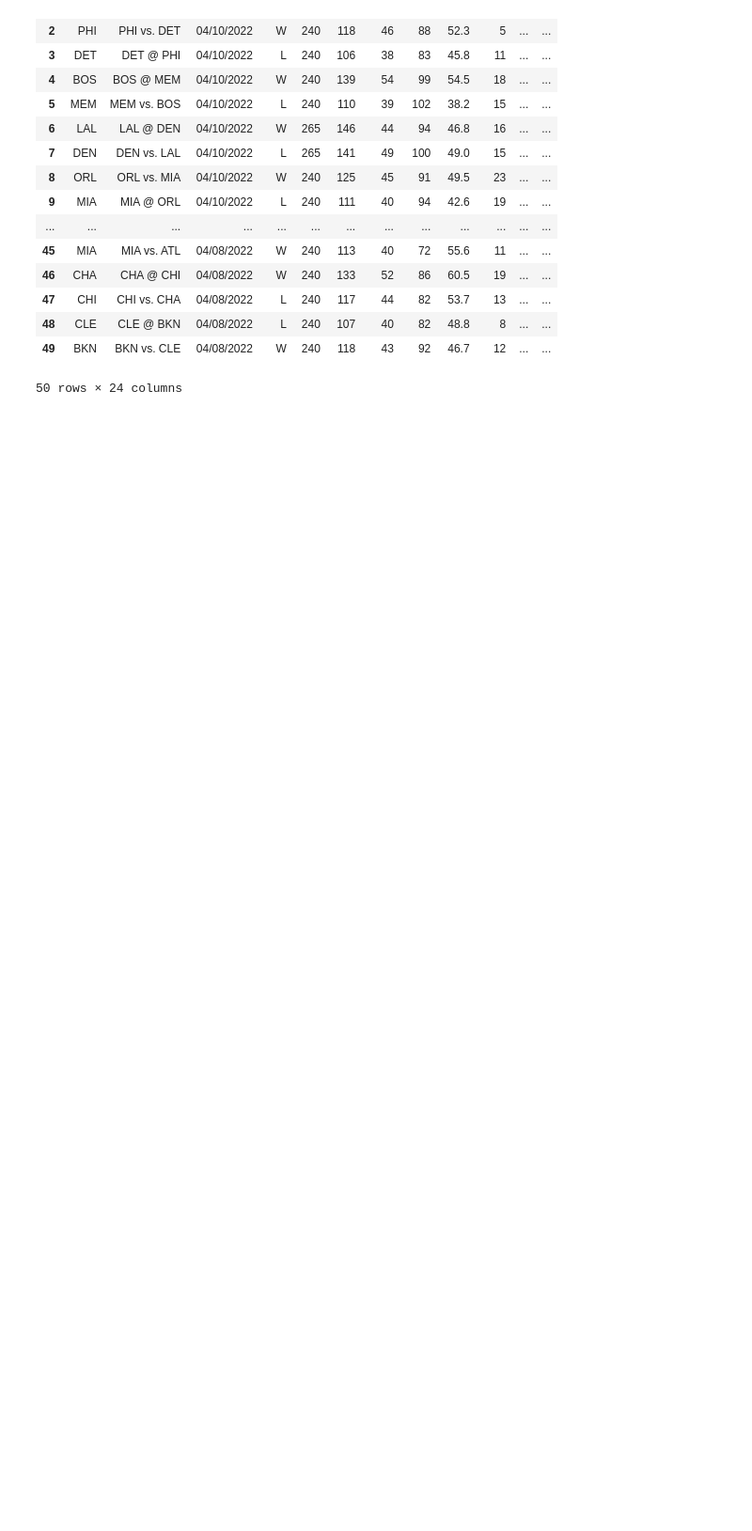
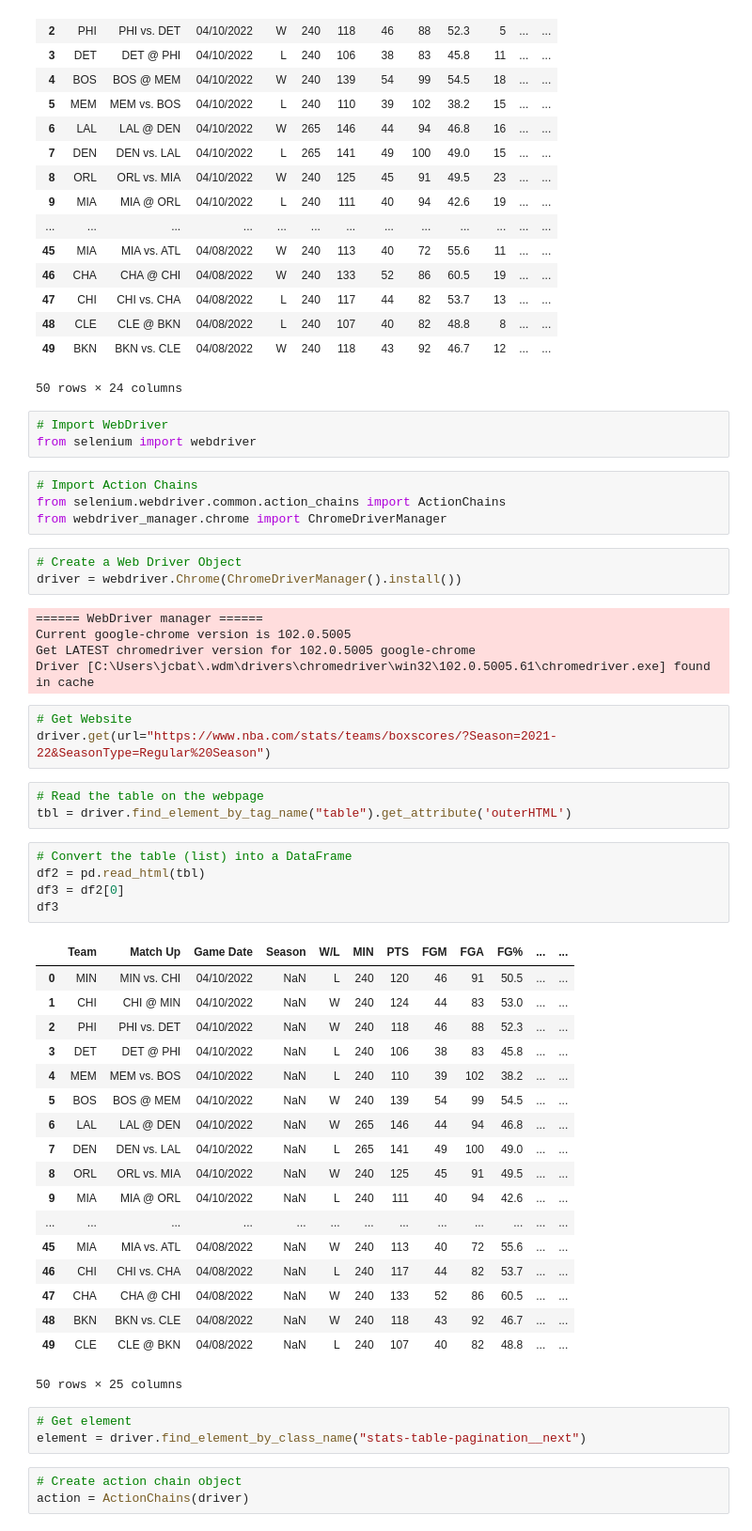
Before and after one commit to emeralddawns/NBA-Prediction-NN, a Jupyter notebook: scraping_data.ipynb, the cells around one changed output. Shown at 94% size. Drawn from its saved outputs; the diff is of its cells as text; blank space fills up the shorter version.

Commit message:
Was able to make pagination work, and can append data to build a dataframe.  Need to finish

```diff
--- a/scraping_data.ipynb
+++ b/scraping_data.ipynb
@@ -113,3 +113,54 @@ df
 | 48 | CLE | CLE @ BKN | 04/08/2022 | L | 240 | 107 | 40 | 82 | 48.8 | 8 | ... | ... |
 | 49 | BKN | BKN vs. CLE | 04/08/2022 | W | 240 | 118 | 43 | 92 | 46.7 | 12 | ... | ... |
 50 rows × 24 columns
+# %%
+# Import WebDriver
+from selenium import webdriver
+# %%
+# Import Action Chains
+from selenium.webdriver.common.action_chains import ActionChains
+from webdriver_manager.chrome import ChromeDriverManager
+# %%
+# Create a Web Driver Object
+driver = webdriver.Chrome(ChromeDriverManager().install())
+# %% [output]
+====== WebDriver manager ======
+Current google-chrome version is 102.0.5005
+Get LATEST chromedriver version for 102.0.5005 google-chrome
+Driver [C:\Users\jcbat\.wdm\drivers\chromedriver\win32\102.0.5005.61\chromedriver.exe] found in cache
+# %%
+# Get Website
+driver.get(url="https://www.nba.com/stats/teams/boxscores/?Season=2021-22&SeasonType=Regular%20Season")
+# %%
+# Read the table on the webpage
+tbl = driver.find_element_by_tag_name("table").get_attribute('outerHTML')
+# %%
+# Convert the table (list) into a DataFrame
+df2 = pd.read_html(tbl)
+df3 = df2[0]
+df3
+# %% [output]
+|  | Team | Match Up | Game Date | Season | W/L | MIN | PTS | FGM | FGA | FG% | ... | ... |
+| 0 | MIN | MIN vs. CHI | 04/10/2022 | NaN | L | 240 | 120 | 46 | 91 | 50.5 | ... | ... |
+| 1 | CHI | CHI @ MIN | 04/10/2022 | NaN | W | 240 | 124 | 44 | 83 | 53.0 | ... | ... |
+| 2 | PHI | PHI vs. DET | 04/10/2022 | NaN | W | 240 | 118 | 46 | 88 | 52.3 | ... | ... |
+| 3 | DET | DET @ PHI | 04/10/2022 | NaN | L | 240 | 106 | 38 | 83 | 45.8 | ... | ... |
+| 4 | MEM | MEM vs. BOS | 04/10/2022 | NaN | L | 240 | 110 | 39 | 102 | 38.2 | ... | ... |
+| 5 | BOS | BOS @ MEM | 04/10/2022 | NaN | W | 240 | 139 | 54 | 99 | 54.5 | ... | ... |
+| 6 | LAL | LAL @ DEN | 04/10/2022 | NaN | W | 265 | 146 | 44 | 94 | 46.8 | ... | ... |
+| 7 | DEN | DEN vs. LAL | 04/10/2022 | NaN | L | 265 | 141 | 49 | 100 | 49.0 | ... | ... |
+| 8 | ORL | ORL vs. MIA | 04/10/2022 | NaN | W | 240 | 125 | 45 | 91 | 49.5 | ... | ... |
+| 9 | MIA | MIA @ ORL | 04/10/2022 | NaN | L | 240 | 111 | 40 | 94 | 42.6 | ... | ... |
+| ... | ... | ... | ... | ... | ... | ... | ... | ... | ... | ... | ... | ... |
+| 45 | MIA | MIA vs. ATL | 04/08/2022 | NaN | W | 240 | 113 | 40 | 72 | 55.6 | ... | ... |
+| 46 | CHI | CHI vs. CHA | 04/08/2022 | NaN | L | 240 | 117 | 44 | 82 | 53.7 | ... | ... |
+| 47 | CHA | CHA @ CHI | 04/08/2022 | NaN | W | 240 | 133 | 52 | 86 | 60.5 | ... | ... |
+| 48 | BKN | BKN vs. CLE | 04/08/2022 | NaN | W | 240 | 118 | 43 | 92 | 46.7 | ... | ... |
+| 49 | CLE | CLE @ BKN | 04/08/2022 | NaN | L | 240 | 107 | 40 | 82 | 48.8 | ... | ... |
+50 rows × 25 columns
+# %%
+# Get element
+element = driver.find_element_by_class_name("stats-table-pagination__next")
+# %%
+# Create action chain object
+action = ActionChains(driver)
```
Also changed, not shown: parts of 6 cells of this notebook.
